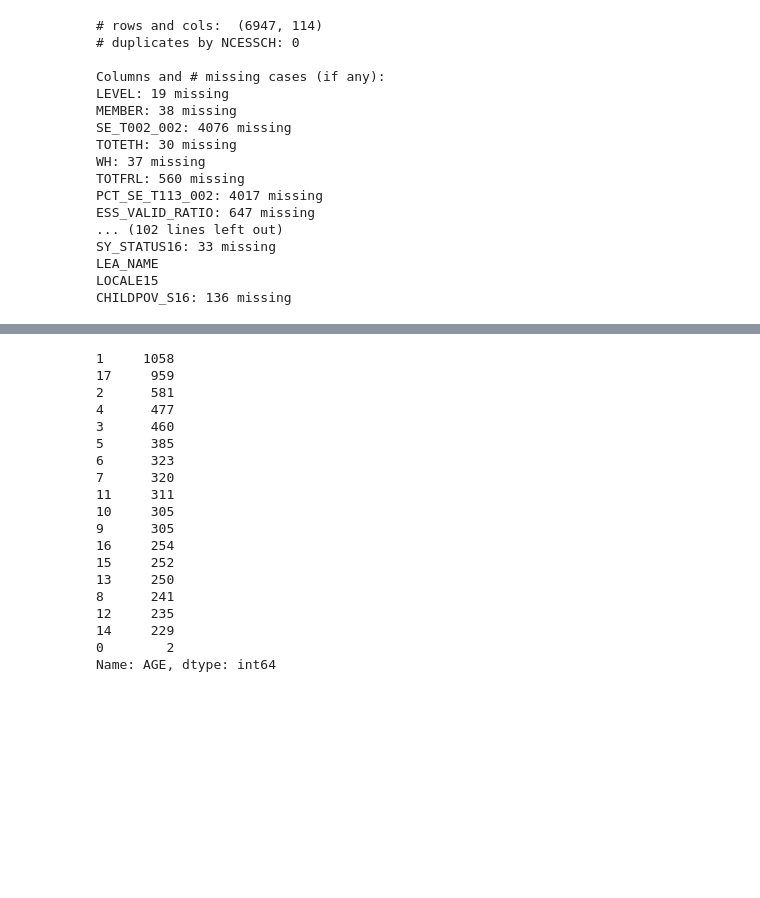
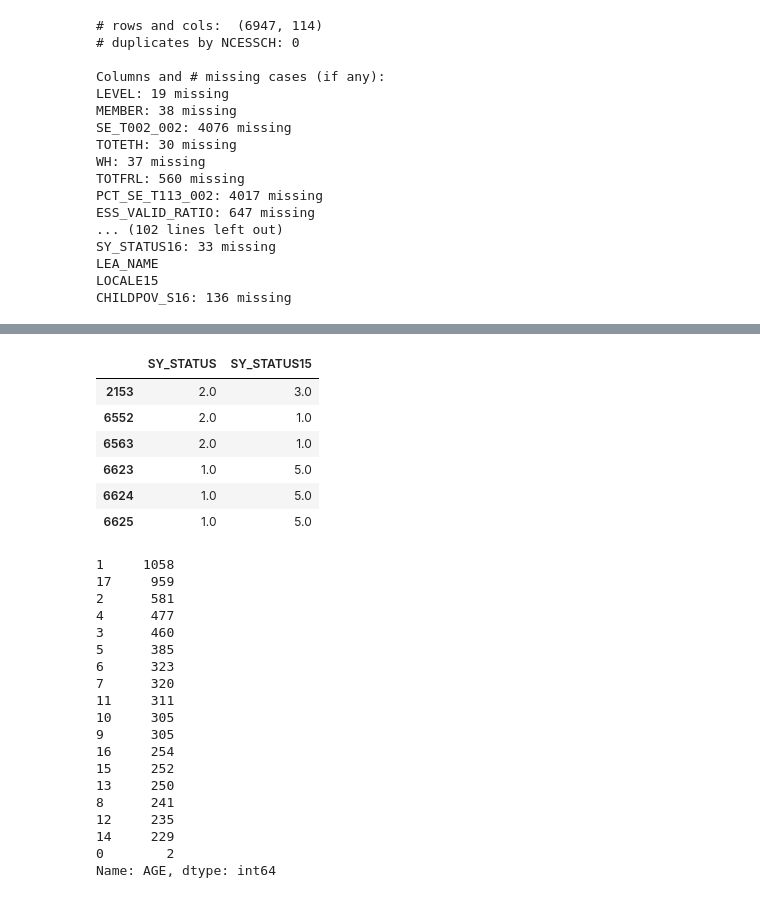
Before and after one commit to comp-strat/data_management, a Jupyter notebook: scripts/filter_datasets.ipynb, the cells around one changed output, grey strips where cells are left out. Saved outputs shown, nothing was run; the diff lists cells and outputs as text; code cells hidden in the pictures; blank space fills up the shorter version.

```diff
--- a/scripts/filter_datasets.ipynb
+++ b/scripts/filter_datasets.ipynb
@@ -285,3 +310,13 @@ chopendf
+# %%
+chopendf[chopendf['SY_STATUS'] != chopendf['SY_STATUS15']][['SY_STATUS', 'SY_STATUS15']]
+# %% [output]
+|  | SY_STATUS | SY_STATUS15 |
+| 2153 | 2.0 | 3.0 |
+| 6552 | 2.0 | 1.0 |
+| 6563 | 2.0 | 1.0 |
+| 6623 | 1.0 | 5.0 |
+| 6624 | 1.0 | 5.0 |
+| 6625 | 1.0 | 5.0 |
 # %%
 # Create new variable with density of charter schools
 chopendf["PUBLIC_DENSITY"], chopendf["CHARTER_DENSITY"] = density_calc(chopendf, pubdf_small, "GEO_LEAID", "NCESSCH", "TRUE_CHARTER")
```
Also changed, not shown: parts of 6 cells of this notebook, 1 other file.
